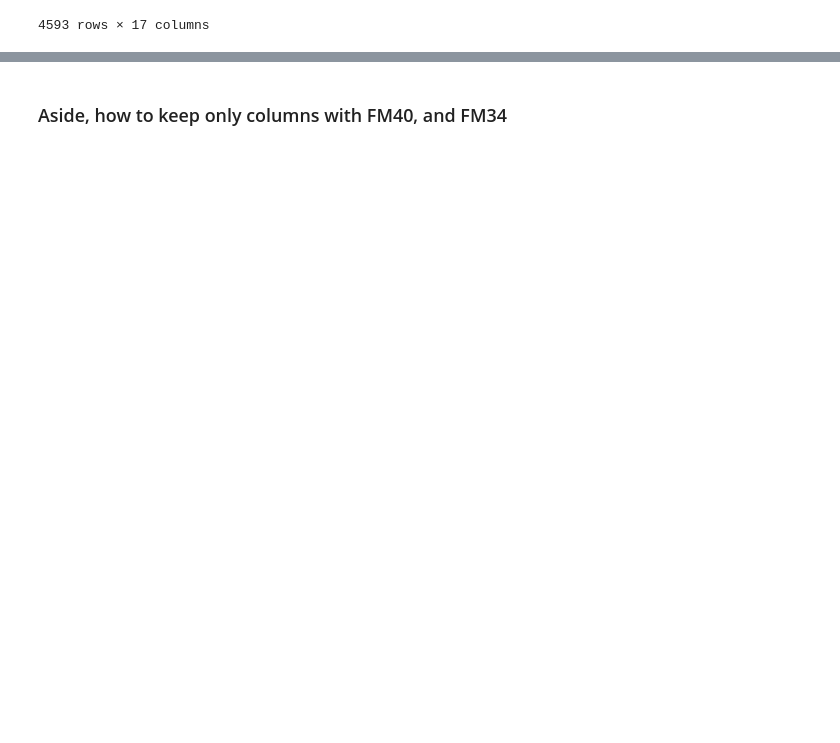
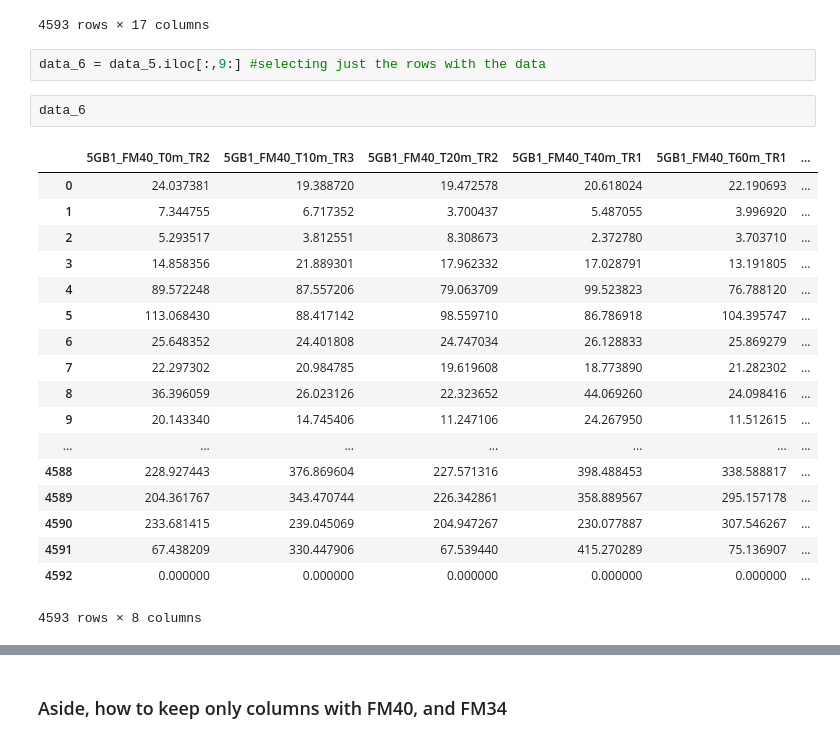
Before and after one commit to JiayuanGuo/Cu_transition_time_course-, a Jupyter notebook: 5GB1_Cu_transition_timecourse_transctriptomics.ipynb, the cells around one changed output, grey strips where cells are left out. Cells and saved outputs as stored; diff of their text form; blank space fills up the shorter version.

```diff
--- a/5GB1_Cu_transition_timecourse_transctriptomics.ipynb
+++ b/5GB1_Cu_transition_timecourse_transctriptomics.ipynb
@@ -191,3 +202,26 @@ data_5
 | 4591 | MBURv2_tRNA8 | Ser tRNA | tRNA | NaN | MBURv2 | 2881884 | 2881971 | NaN | NaN | ... |
 | 4592 | MBURv2_tRNA9 | Thr tRNA | tRNA | NaN | MBURv2 | 3193201 | 3193276 | NaN | NaN | ... |
 4593 rows × 17 columns
+# %%
+data_6 = data_5.iloc[:,9:] #selecting just the rows with the data
+# %%
+data_6
+# %% [output]
+|  | 5GB1_FM40_T0m_TR2 | 5GB1_FM40_T10m_TR3 | 5GB1_FM40_T20m_TR2 | 5GB1_FM40_T40m_TR1 | 5GB1_FM40_T60m_TR1 | ... |
+| 0 | 24.037381 | 19.388720 | 19.472578 | 20.618024 | 22.190693 | ... |
+| 1 | 7.344755 | 6.717352 | 3.700437 | 5.487055 | 3.996920 | ... |
+| 2 | 5.293517 | 3.812551 | 8.308673 | 2.372780 | 3.703710 | ... |
+| 3 | 14.858356 | 21.889301 | 17.962332 | 17.028791 | 13.191805 | ... |
+| 4 | 89.572248 | 87.557206 | 79.063709 | 99.523823 | 76.788120 | ... |
+| 5 | 113.068430 | 88.417142 | 98.559710 | 86.786918 | 104.395747 | ... |
+| 6 | 25.648352 | 24.401808 | 24.747034 | 26.128833 | 25.869279 | ... |
+| 7 | 22.297302 | 20.984785 | 19.619608 | 18.773890 | 21.282302 | ... |
+| 8 | 36.396059 | 26.023126 | 22.323652 | 44.069260 | 24.098416 | ... |
+| 9 | 20.143340 | 14.745406 | 11.247106 | 24.267950 | 11.512615 | ... |
+| ... | ... | ... | ... | ... | ... | ... |
+| 4588 | 228.927443 | 376.869604 | 227.571316 | 398.488453 | 338.588817 | ... |
+| 4589 | 204.361767 | 343.470744 | 226.342861 | 358.889567 | 295.157178 | ... |
+| 4590 | 233.681415 | 239.045069 | 204.947267 | 230.077887 | 307.546267 | ... |
+| 4591 | 67.438209 | 330.447906 | 67.539440 | 415.270289 | 75.136907 | ... |
+| 4592 | 0.000000 | 0.000000 | 0.000000 | 0.000000 | 0.000000 | ... |
+4593 rows × 8 columns
```
Also changed, not shown: parts of 34 cells of this notebook, 3 other files.
